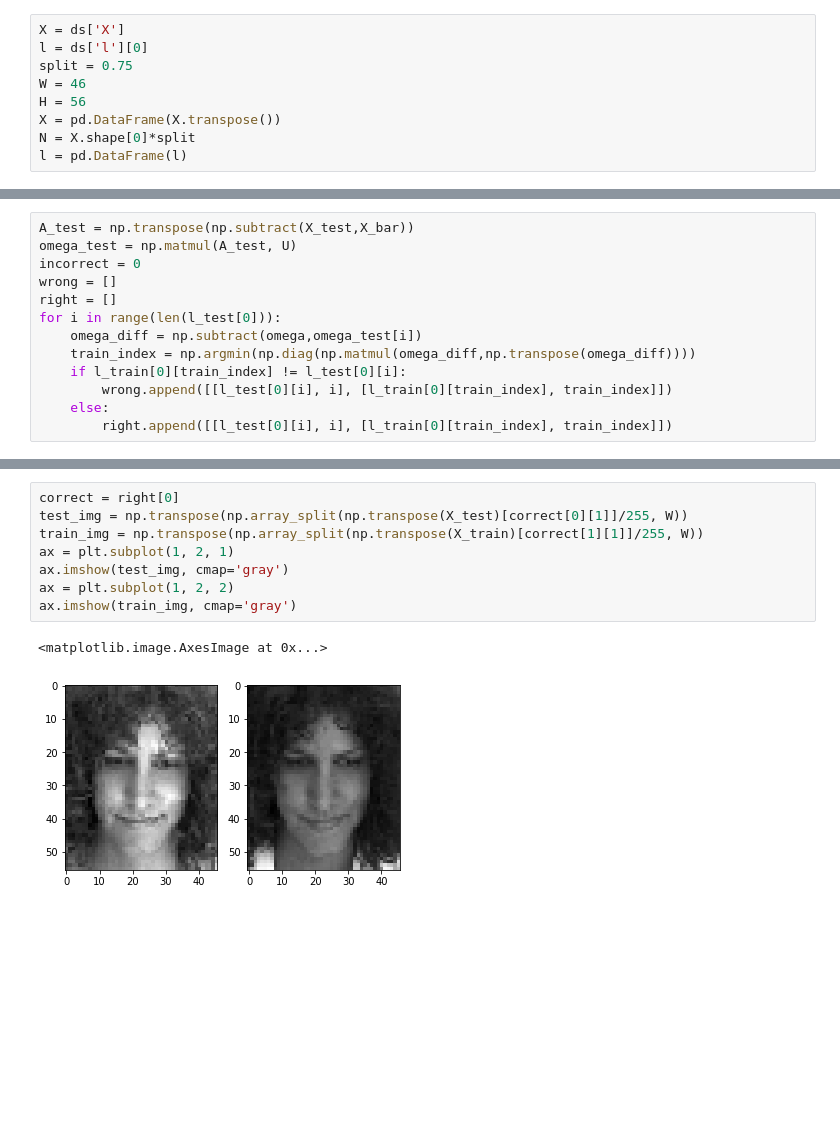
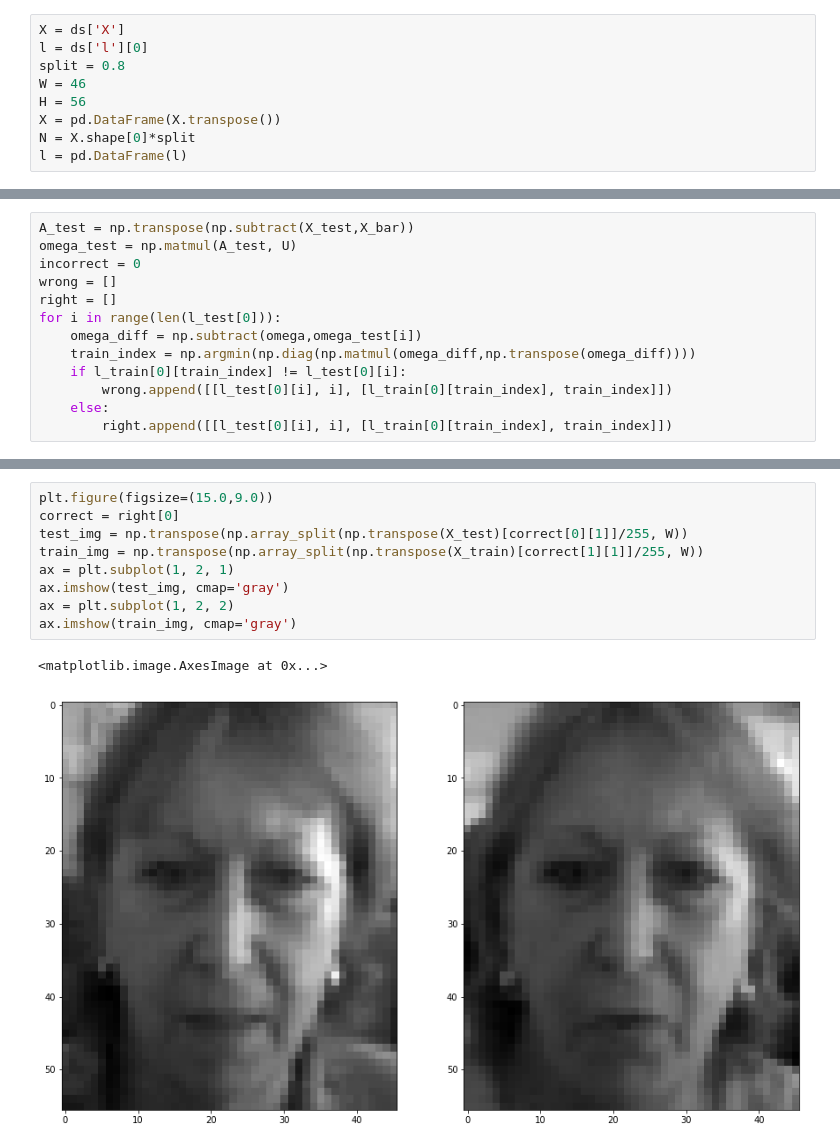
Before and after one commit to GPadley/EE4-68-PR, a Jupyter notebook: CW1/1.2_b.ipynb, the cells around one changed output, grey strips where cells are left out. Saved outputs shown, nothing was run; the diff lists cells and outputs as text; blank space fills up the shorter version.

```diff
--- a/CW1/1.2_b.ipynb
+++ b/CW1/1.2_b.ipynb
@@ -13,7 +13,7 @@ ds = sio.loadmat('face.mat')
 # %%
 X = ds['X']
 l = ds['l'][0]
-split = 0.75
+split = 0.8
 W = 46
 H = 56
 X = pd.DataFrame(X.transpose())
@@ -93,11 +94,12 @@ ax.imshow(train_img, cmap='gray')
 # %%
+plt.figure(figsize=(15.0,9.0))
 correct = right[0]
 test_img = np.transpose(np.array_split(np.transpose(X_test)[correct[0][1]]/255, W))
 train_img = np.transpose(np.array_split(np.transpose(X_train)[correct[1][1]]/255, W))
 ax = plt.subplot(1, 2, 1)
 ax.imshow(test_img, cmap='gray')
 ax = plt.subplot(1, 2, 2)
 ax.imshow(train_img, cmap='gray')
 # %% [output]
 <matplotlib.image.AxesImage at 0x...>
-[figure, old version]
+[figure, new version]
```
Also changed, not shown: parts of 5 cells of this notebook, 9 other files.
